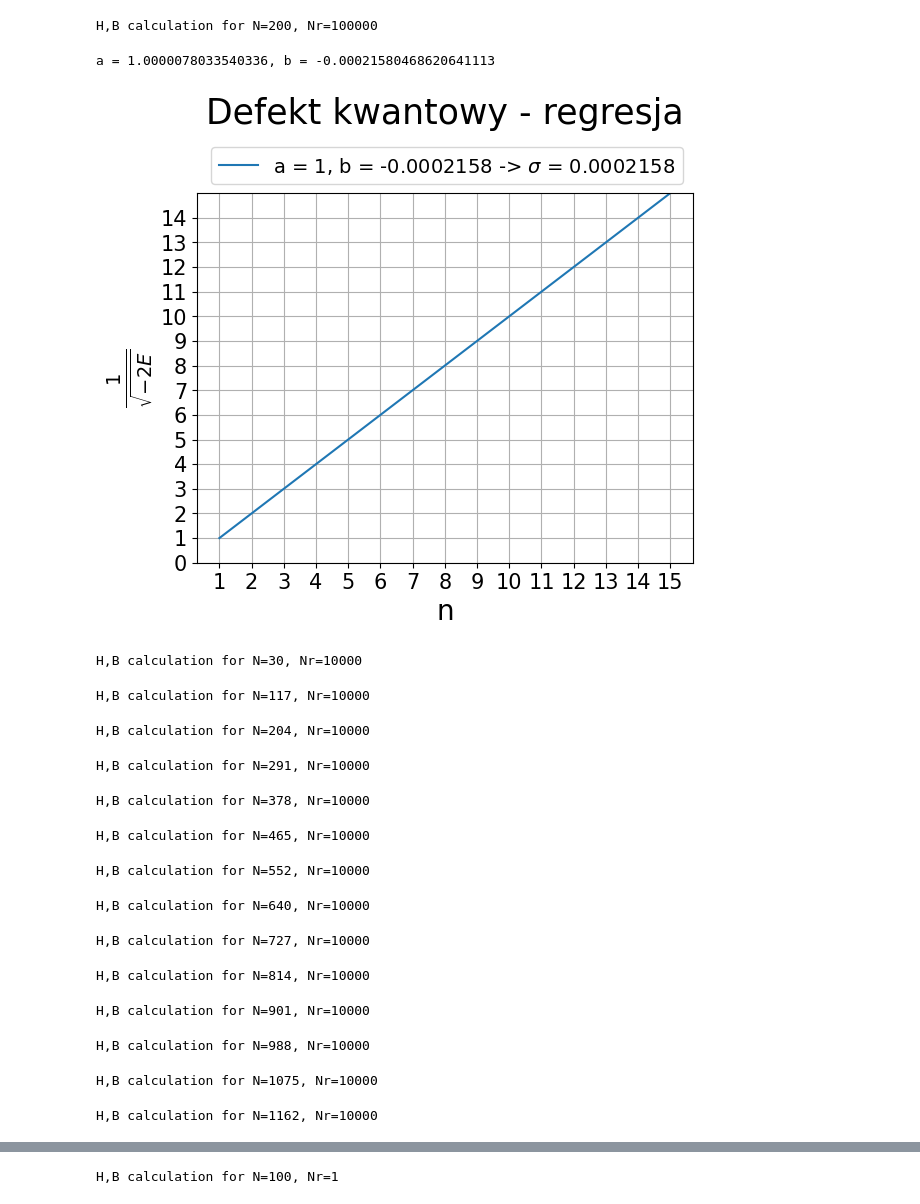
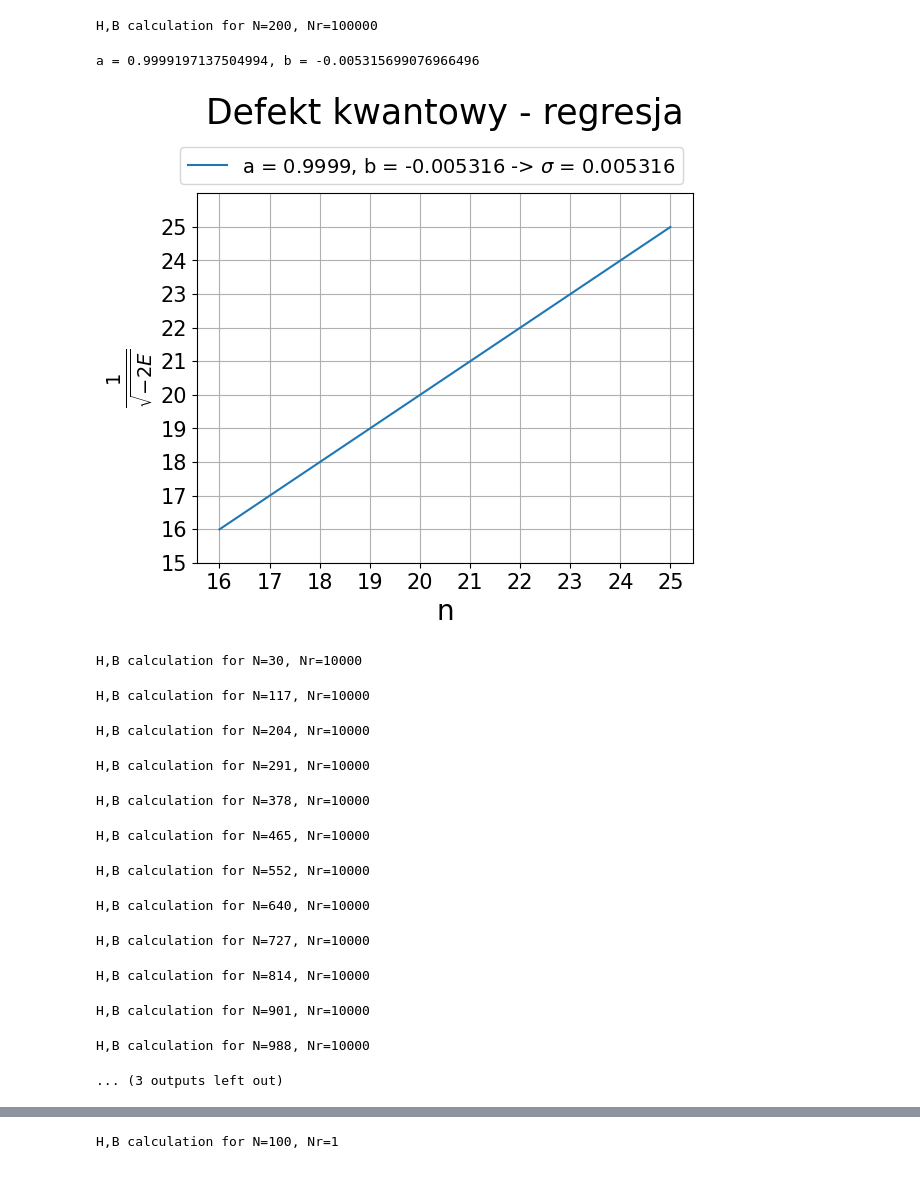
Before and after one commit to Indoxer/sturmian-quantum, a Jupyter notebook: sturmian.ipynb, the cells around one changed output, grey strips where cells are left out. Saved outputs shown, nothing was run; the diff lists cells and outputs as text; code cells hidden in the pictures.

```diff
--- a/sturmian.ipynb
+++ b/sturmian.ipynb
@@ -175,7 +175,7 @@ plt.plot(x, y)
 # %% [markdown]
 ### HB
 # %%
-def HB(N, l, q, r_min, r_max, Nr, dtype):
+def HB(N, l, q, r_min, r_max, Nr, dtype, Vf):
     print(f"H,B calculation for N={N}, Nr={Nr}")
 
     x = np.linspace(np.sqrt(r_min), np.sqrt(r_max), Nr + 1, dtype=dtype)
@@ -188,7 +188,7 @@ def HB(N, l, q, r_min, r_max, Nr, dtype):
     r = r1[0:-1]
     dr = r1[1:] - r
 
-    V_r = V1(r)
+    V_r = Vf(r)
     return HBC(N=N, l=l, q=q, r=r, r1=r1, S=S, S_diff=S_diff, dr=dr, V_r=V_r, H=H, B=B)
 
 # @njit(parallel=True, fastmath=True)
@@ -253,35 +253,39 @@ r_min = 10**-13
 r_max = 600
 Nr = 10**5
 
-# V = lambda r: V2(r, **ATOMS["Li"])
-V = lambda r: V1(r)
+Vf = lambda r: V2(r, **ATOMS["Li"])
+Vf = lambda r: V1(r)
 
-H, B = HB(N, l, q, r_min, r_max, Nr, np.longdouble)
+H, B = HB(N, l, q, r_min, r_max, Nr, np.longdouble, Vf)
 
 eigenvalues, eigenvectors = sp.linalg.eigh(H, B)
 # %% [output]
 H,B calculation for N=200, Nr=100000
 # %%
-energies = eigenvalues[:15]
-n = np.arange(1, len(energies)+1)
+
+eig_start = 15
+eig_end = 25
+
+energies = eigenvalues[eig_start:eig_end]
+n = np.arange(1, len(energies)+1)+eig_start
 Et = 1/np.sqrt(-2*energies)
 
 reg = sp.stats.linregress(n, Et)
 
 plt.plot(n,Et, label=fr"a = {reg.slope:.4G}, b = {reg.intercept:.4G} -> $\sigma$ = {-reg.intercept:.4G}")
 print(f"a = {reg.slope}, b = {reg.intercept} ")
 plt.grid()
 plt.xlabel("n", fontsize=20)
 plt.ylabel(r"$\frac{1}{\sqrt{-2E}}$", fontsize=20)
 plt.xticks(n, fontsize=15)
-plt.yticks(np.arange(0, 15, 1), fontsize=15)
-plt.ylim(0, 15)
+plt.yticks(np.arange(eig_start, eig_end+1, 1), fontsize=15)
+plt.ylim(eig_start, eig_end+1)
 plt.title("Defekt kwantowy - regresja", fontsize=25, pad=50)
 plt.legend(fontsize=14, loc='upper right', bbox_to_anchor=(1, 1.15))
 plt.show()
 # %% [output]
-a = 1.0000078033540336, b = -0.00021580468620641113
+a = 0.9999197137504994, b = -0.005315699076966496
-[figure, old version]
+[figure, new version]
 # %%
 atoms_names = ["H", "Li", "Rb", "Cs"]
 atoms_defects = [0, 1.0, 3.3, 2.1]
@@ -296,7 +300,7 @@ l = 0
 q = 0.7
 
 r_min = 10**-13
-r_max = 1600
+r_max = 4000
 Nr = 10**4
 
 N_list = np.linspace(30, 1250, 15).astype(int)
@@ -326,5 +330,4 @@ H,B calculation for N=727, Nr=10000
 H,B calculation for N=814, Nr=10000
 H,B calculation for N=901, Nr=10000
 H,B calculation for N=988, Nr=10000
-H,B calculation for N=1075, Nr=10000
+... (3 outputs left out)
-H,B calculation for N=1162, Nr=10000
```
Also changed, not shown: parts of 4 cells of this notebook, 2 other files.
